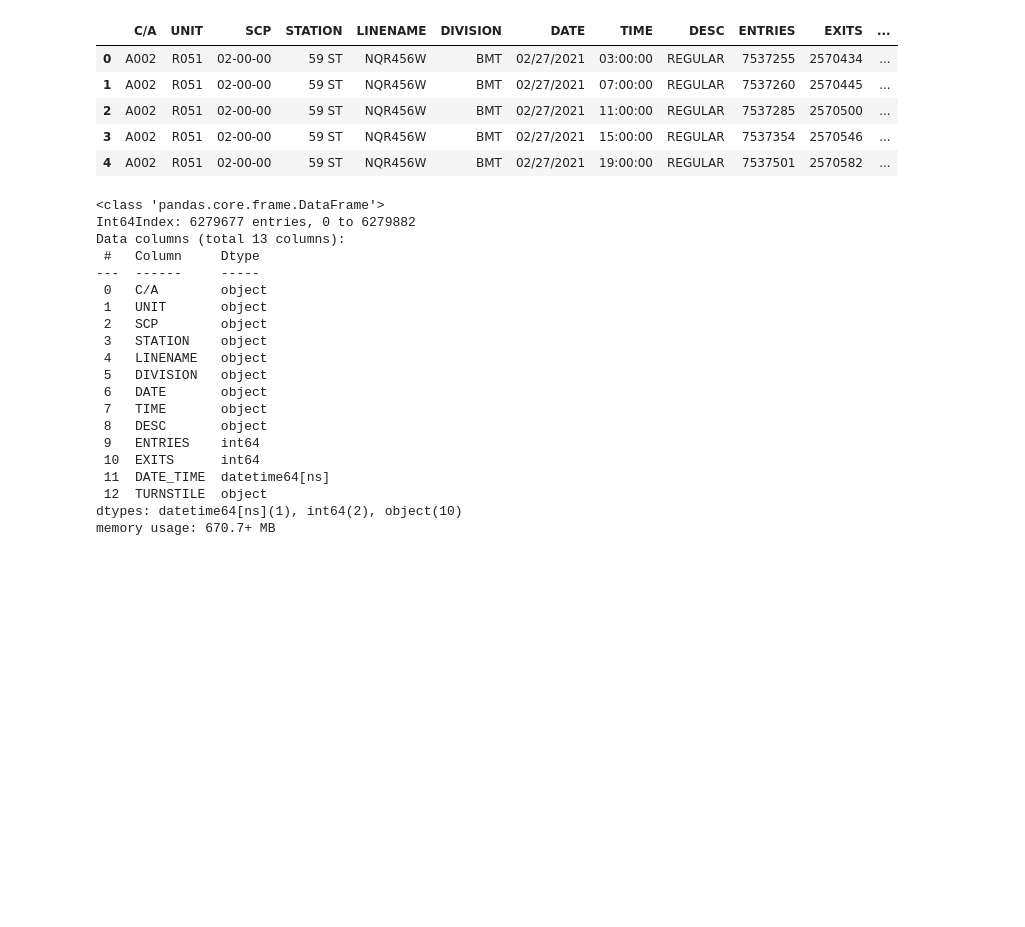
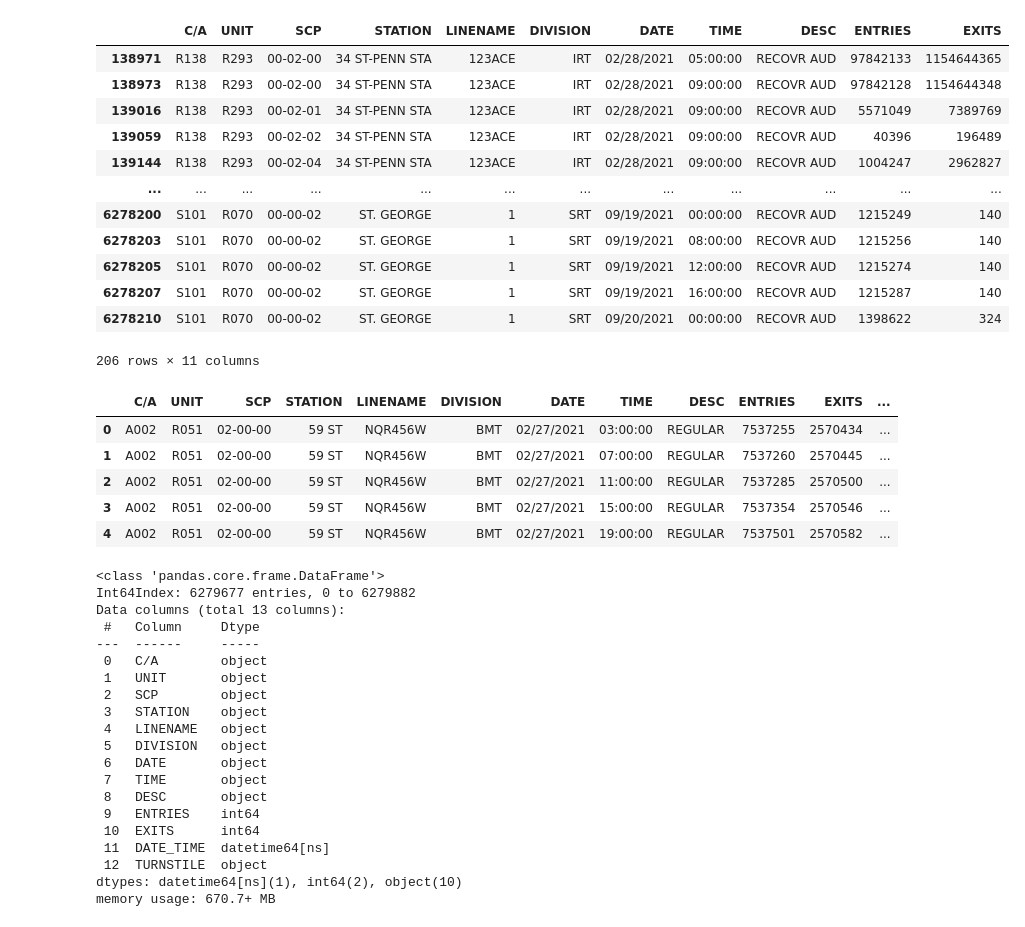
Before and after one commit to osmanGuler19/MTA_TURNSTILE, a Jupyter notebook: DS-1.ipynb, the cells around one changed output. Cells and saved outputs as stored; diff of their text form; code cells hidden in the pictures; blank space fills up the shorter version.

```diff
--- a/DS-1.ipynb
+++ b/DS-1.ipynb
@@ -27,6 +27,23 @@ def readDf():
         return pd.read_csv('concat.csv')
 # %%
 mta = readDf()
+# %%
+duplicateRowsDF = mta[mta.duplicated(subset=['C/A', 'UNIT', 'SCP', 'STATION','TIME','DATE'])]
+duplicateRowsDF
+# %% [output]
+|  | C/A | UNIT | SCP | STATION | LINENAME | DIVISION | DATE | TIME | DESC | ENTRIES | EXITS |
+| 138971 | R138 | R293 | 00-02-00 | 34 ST-PENN STA | 123ACE | IRT | 02/28/2021 | 05:00:00 | RECOVR AUD | 97842133 | 1154644365 |
+| 138973 | R138 | R293 | 00-02-00 | 34 ST-PENN STA | 123ACE | IRT | 02/28/2021 | 09:00:00 | RECOVR AUD | 97842128 | 1154644348 |
+| 139016 | R138 | R293 | 00-02-01 | 34 ST-PENN STA | 123ACE | IRT | 02/28/2021 | 09:00:00 | RECOVR AUD | 5571049 | 7389769 |
+| 139059 | R138 | R293 | 00-02-02 | 34 ST-PENN STA | 123ACE | IRT | 02/28/2021 | 09:00:00 | RECOVR AUD | 40396 | 196489 |
+| 139144 | R138 | R293 | 00-02-04 | 34 ST-PENN STA | 123ACE | IRT | 02/28/2021 | 09:00:00 | RECOVR AUD | 1004247 | 2962827 |
+| ... | ... | ... | ... | ... | ... | ... | ... | ... | ... | ... | ... |
+| 6278200 | S101 | R070 | 00-00-02 | ST. GEORGE | 1 | SRT | 09/19/2021 | 00:00:00 | RECOVR AUD | 1215249 | 140 |
+| 6278203 | S101 | R070 | 00-00-02 | ST. GEORGE | 1 | SRT | 09/19/2021 | 08:00:00 | RECOVR AUD | 1215256 | 140 |
+| 6278205 | S101 | R070 | 00-00-02 | ST. GEORGE | 1 | SRT | 09/19/2021 | 12:00:00 | RECOVR AUD | 1215274 | 140 |
+| 6278207 | S101 | R070 | 00-00-02 | ST. GEORGE | 1 | SRT | 09/19/2021 | 16:00:00 | RECOVR AUD | 1215287 | 140 |
+| 6278210 | S101 | R070 | 00-00-02 | ST. GEORGE | 1 | SRT | 09/20/2021 | 00:00:00 | RECOVR AUD | 1398622 | 324 |
+206 rows × 11 columns
 # %%
 mta['DATE_TIME'] = pd.to_datetime(mta["DATE"]+ " " + mta["TIME"], format='%m/%d/%Y %H:%M:%S')
 mta['TURNSTILE'] = mta['C/A'] + ' ' + mta['UNIT'] + ' ' + mta['SCP'] + ' ' + mta['STATION']
```
Also changed, not shown: parts of 5 cells of this notebook.
